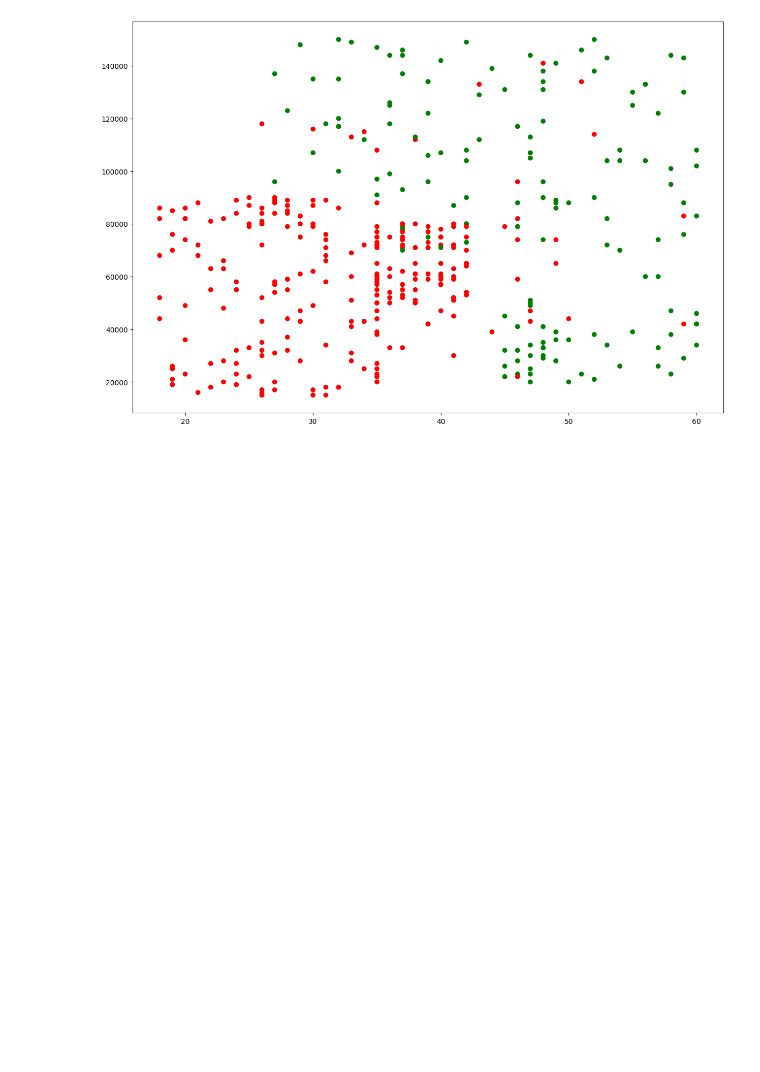
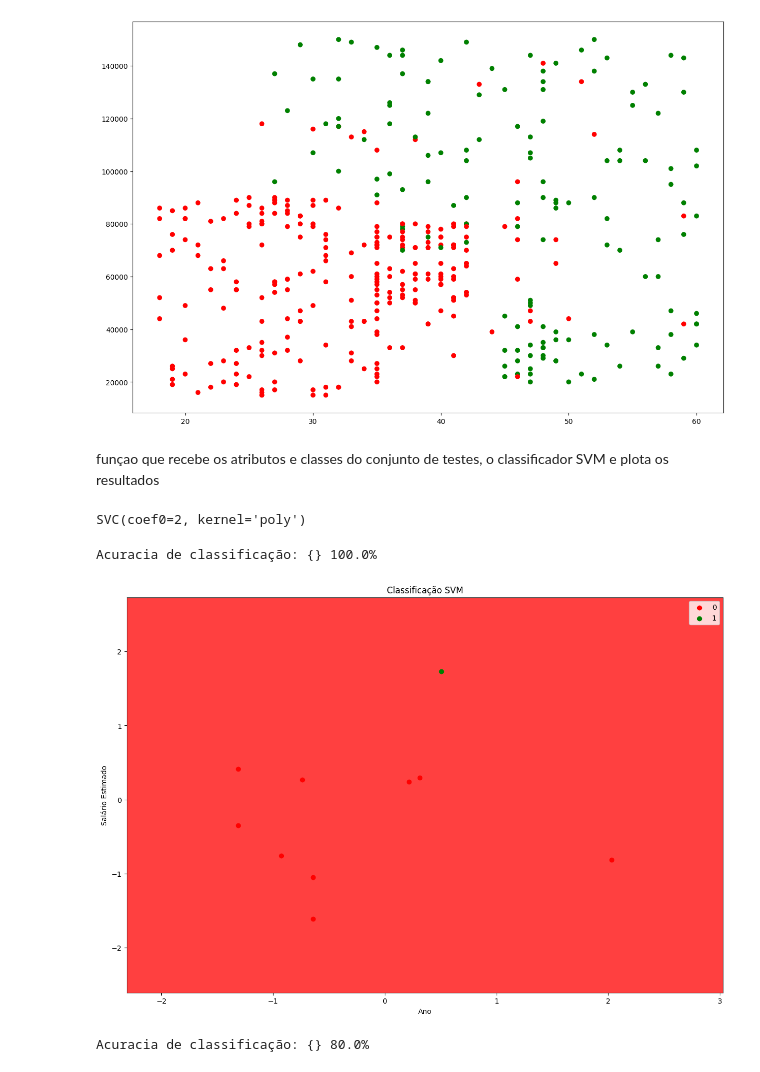
Before and after one commit to jmeliss/Banco-de-Dados, a Jupyter notebook: Welcome_to_Colab.ipynb, the cells around one changed output. Saved outputs shown, nothing was run; the diff lists cells and outputs as text; code cells hidden in the pictures; blank space fills up the shorter version.

```diff
--- a/Welcome_to_Colab.ipynb
+++ b/Welcome_to_Colab.ipynb
@@ -54,3 +54,40 @@ compras_treino, compras_teste, classes_treino, classes_teste = train_test_split(
 scaler = StandardScaler()
 compras_treinos = scaler.fit_transform(compras_treino)
 compras_test = scaler.transform(compras_teste)
+# %% [markdown]
+funçao que recebe os atributos e classes do conjunto de testes, o classificador SVM e plota os resultados
+# %%
+def visualizarSVM(atributos_t,classes_t,classificador):
+  atributos, classes = atributos_t, classes_t
+
+  ano, salario = np.meshgrid(np.arange(start = atributos[:, 0].min() - 1, stop = atributos[:, 0].max() + 1, step = 0.01),
+                             np.arange(start = atributos[:, 1].min() - 1, stop = atributos[:, 1].max() + 1, step = 0.01))
+
+  plt.contourf(ano, salario, classificador.predict(np.array([ano.ravel(), salario.ravel()]).T).reshape(ano.shape),
+               alpha = 0.75, cmap = ListedColormap(('red', 'green')))
+  plt.xlim(ano.min(), ano.max())
+  plt.ylim(salario.min(), salario.max())
+
+  for i, j in enumerate(np.unique(classes)):
+    plt.scatter(atributos[classes == j, 0], atributos[classes == j, 1],
+                color = ListedColormap(('red', 'green'))(i), label = j)
+  plt.title('Classificação SVM')
+  plt.xlabel('Ano')
+  plt.ylabel('Salário Estimado')
+  plt.legend()
+  plt.show()
+# %%
+SVM_polinomial = SVC(kernel='poly', degree=3, gamma = 'scale', C= 1.0, coef0=2)
+SVM_polinomial.fit(compras_treino, classes_treino)
+# %% [output]
+SVC(coef0=2, kernel='poly')
+# %%
+predicao = SVM_polinomial.predict(compras_teste)
+acuracia = accuracy_score(classes_teste, predicao)
+print('Acuracia de classificação: {}',format(round(acuracia,3)*100)+'%')
+# %% [output]
+Acuracia de classificação: {} 100.0%
+# %%
+visualizarSVM(compras_test, classes_teste, SVM_polinomial)
+# %% [output]
+[figure, added]
@@ -56,0 +99,6 @@ compras_test = scaler.transform(compras_teste)
+# %%
+predicao_sigmoidal = SVM_sigmoidal.predict(compras_test)
+acuracia_sigmoidal = accuracy_score(classes_teste, predicao_sigmoidal)
+print('Acuracia de classificação: {}',format(round(acuracia_sigmoidal,3)*100)+'%')
+# %% [output]
+Acuracia de classificação: {} 80.0%
```
Also changed, not shown: parts of 3 cells of this notebook.
